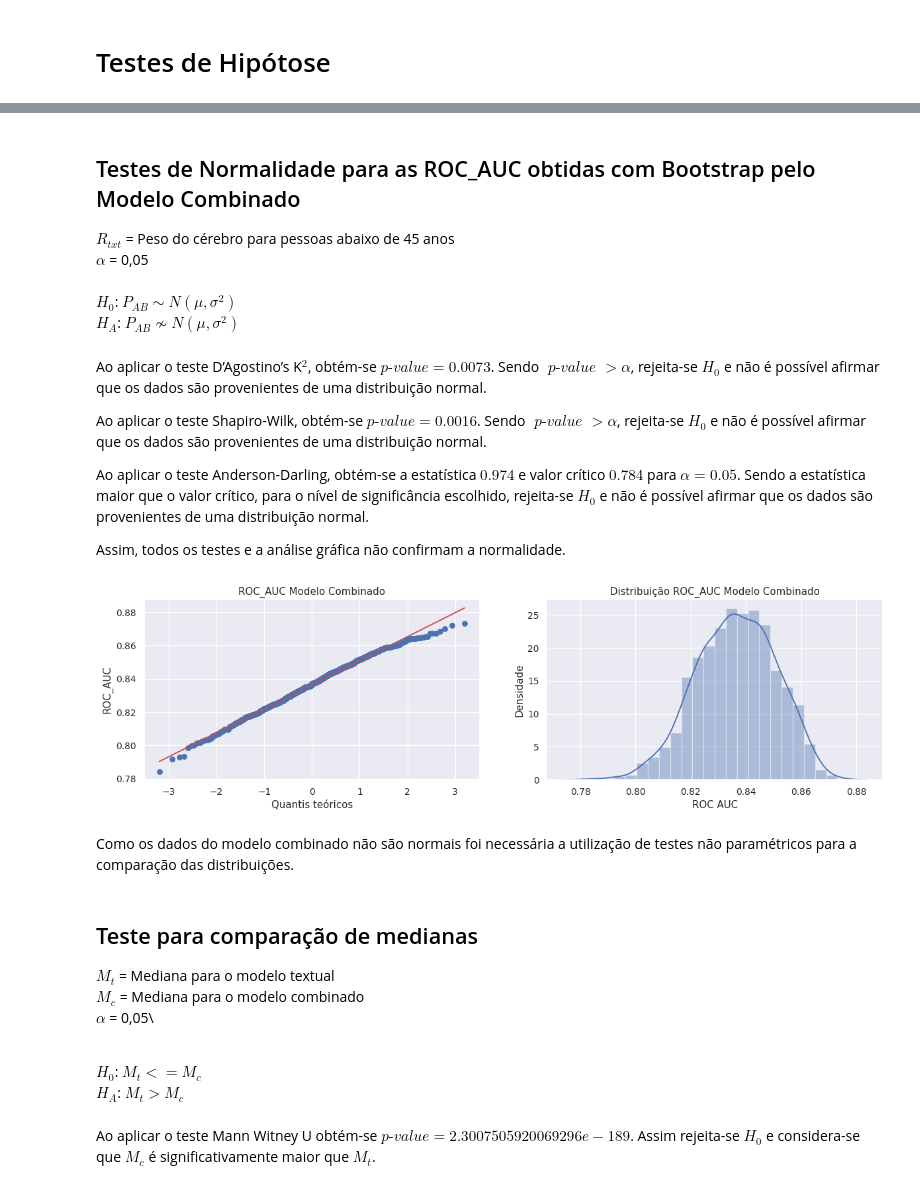
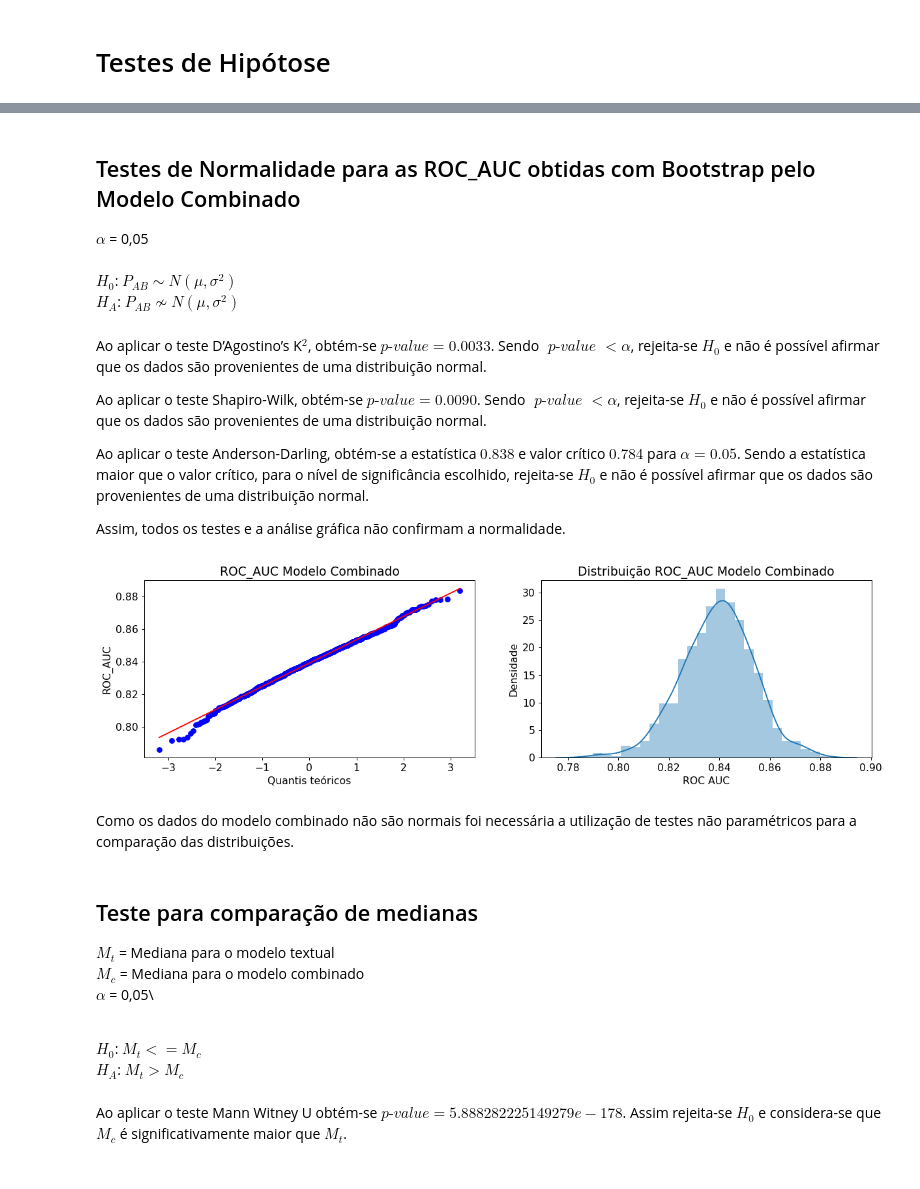
Before and after one commit to fernandosola/eniac2021-article, a Jupyter notebook: c03_experimentos_combinados.ipynb, the cells around one changed output, grey strips where cells are left out. Drawn from its saved outputs; the diff is of its cells as text; code cells hidden in the pictures.

```diff
--- a/c03_experimentos_combinados.ipynb
+++ b/c03_experimentos_combinados.ipynb
@@ -27,9 +27,6 @@ from joblib import delayed, Parallel
 ########################################
 # ml
 ########################################
-from imblearn.over_sampling import RandomOverSampler
-from imblearn.under_sampling import RandomUnderSampler
-
 from lightgbm import LGBMClassifier
 import pandas as pd
 import seaborn as sns
@@ -87,7 +84,7 @@ from xgboost import XGBClassifier
 #################################
 # VARIÁVEIS GLOBAIS
 #################################
-N_JOBS = 6
+N_JOBS = -1
 BASE_DIR = './'
 DEFAULT_RANDOM_STATE = 42
 
@@ -711,7 +726,7 @@ def bootstrap(X_test: pd.core.frame.DataFrame, X_txt_test_idf: pd.core.frame.Dat
     def worker():
         idx = np.random.choice(list(range(n)), size=n, replace=True)
         X_test_sample = X_test.iloc[idx]
-        X_txt_test_idf_sample = X_txt_test_idf[idx]
+        X_txt_test_idf_sample = X_txt_test_idf.iloc[idx]
         y_test_sample = y_test.iloc[idx]
 
         proba_de = model_de.predict_proba(X_test_sample)[:, 1]
@@ -735,7 +750,7 @@ def bootstrap(X_test: pd.core.frame.DataFrame, X_txt_test_idf: pd.core.frame.Dat
 
     return results
 
-bstrap = bootstrap(pd.DataFrame(X_test), X_txt_test_idf, y_test, model_de, model_txt, b_num=1000, n_jobs=100)
+bstrap = bootstrap(pd.DataFrame(X_test), X_txt_test_idf, y_test, model_de, model_txt, b_num=1000, n_jobs=4)
 # %%
 # Plotting PDF
 sns.distplot([b['roc_auc_de'] for b in bstrap],hist=False)
@@ -958,7 +973,6 @@ md = Markdown(f'''\
 
 ## Testes de Normalidade para as ROC_AUC obtidas com Bootstrap pelo Modelo Combinado
 
-$R_{{txt}}$ = Peso do cérebro para pessoas abaixo de 45 anos\\
 $\\alpha$ = 0,05\\
 \\
 $H_0$: $P_{{AB}} \\sim N(\\mu, \\sigma^2)$\\
@@ -967,10 +981,10 @@ $$
 \\
 $$
 
-Ao aplicar o teste D’Agostino’s K$^2$, obtém-se $\\textit{{p-value}}={normaltest(mean)[1]:.4f}$. Sendo $\\textit{{ p-value }} > \\alpha$,
+Ao aplicar o teste D’Agostino’s K$^2$, obtém-se $\\textit{{p-value}}={normaltest(mean)[1]:.4f}$. Sendo $\\textit{{ p-value }} < \\alpha$,
 rejeita-se $H_0$ e não é possível afirmar que os dados são provenientes de uma distribuição normal.
 
-Ao aplicar o teste Shapiro-Wilk, obtém-se $\\textit{{p-value}}={shapiro(mean)[1]:.4f}$. Sendo $\\textit{{ p-value }} > \\alpha$,
+Ao aplicar o teste Shapiro-Wilk, obtém-se $\\textit{{p-value}}={shapiro(mean)[1]:.4f}$. Sendo $\\textit{{ p-value }} < \\alpha$,
 rejeita-se $H_0$ e não é possível afirmar que os dados são provenientes de uma distribuição normal.
 
 Ao aplicar o teste Anderson-Darling, obtém-se a estatística ${anderson_result.statistic:.3f}$ e valor crítico ${anderson_result.critical_values[2]:.3f}$
@@ -987,38 +1001,37 @@ fig, ax = plt.subplots(1, 2, figsize=(16,4), dpi=90, sharex=False, sharey=False)
 probplot(mean, plot=ax[0])
 ax[0].set_ylabel('ROC_AUC')
 ax[0].set_xlabel('Quantis teóricos')
 ax[0].set_title('ROC_AUC Modelo Combinado')
 
 sns.distplot(mean, ax=ax[1])
 ax[1].set_ylabel('Densidade')
 ax[1].set_xlabel('ROC AUC')
 ax[1].set_title('Distribuição ROC_AUC Modelo Combinado')
 plt.show()
 # %% [output]
 
 ## Testes de Normalidade para as ROC_AUC obtidas com Bootstrap pelo Modelo Combinado
 
-$R_{txt}$ = Peso do cérebro para pessoas abaixo de 45 anos\
 $\alpha$ = 0,05\
 \
 $H_0$: $P_{AB} \sim N(\mu, \sigma^2)$\
 $H_A$: $P_{AB} \not \sim N(\mu, \sigma^2)$\
 $$
 \
 $$
 
-Ao aplicar o teste D’Agostino’s K$^2$, obtém-se $\textit{p-value}=0.0073$. Sendo $\textit{ p-value } > \alpha$,
+Ao aplicar o teste D’Agostino’s K$^2$, obtém-se $\textit{p-value}=0.0033$. Sendo $\textit{ p-value } < \alpha$,
 rejeita-se $H_0$ e não é possível afirmar que os dados são provenientes de uma distribuição normal.
 
-Ao aplicar o teste Shapiro-Wilk, obtém-se $\textit{p-value}=0.0016$. Sendo $\textit{ p-value } > \alpha$,
+Ao aplicar o teste Shapiro-Wilk, obtém-se $\textit{p-value}=0.0090$. Sendo $\textit{ p-value } < \alpha$,
 rejeita-se $H_0$ e não é possível afirmar que os dados são provenientes de uma distribuição normal.
 
-Ao aplicar o teste Anderson-Darling, obtém-se a estatística $0.974$ e valor crítico $0.784$
+Ao aplicar o teste Anderson-Darling, obtém-se a estatística $0.838$ e valor crítico $0.784$
 para $\alpha=0.05$. Sendo a estatística maior que o valor crítico, para o nível de significância escolhido,
 rejeita-se $H_0$ e não é possível afirmar que os dados são provenientes de uma distribuição normal.
 
 Assim, todos os testes e a análise gráfica não confirmam a normalidade.
-[figure, old version]
+[figure, new version]
 # %% [markdown]
 Como os dados do modelo combinado não são normais foi necessária a utilização de testes não paramétricos para a comparação das distribuições.
 # %%
@@ -1057,7 +1070,7 @@ $$
 \
 $$
 
-Ao aplicar o teste Mann Witney U obtém-se $\textit{p-value}=2.3007505920069296e-189$. Assim rejeita-se $H_0$ e considera-se que
+Ao aplicar o teste Mann Witney U obtém-se $\textit{p-value}=5.888282225149279e-178$. Assim rejeita-se $H_0$ e considera-se que
 $M_{c}$ é significativamente maior que $M_{t}$.
 # %%
 md = Markdown(f'''\
```
Also changed, not shown: parts of 17 cells of this notebook, 1 other file.
